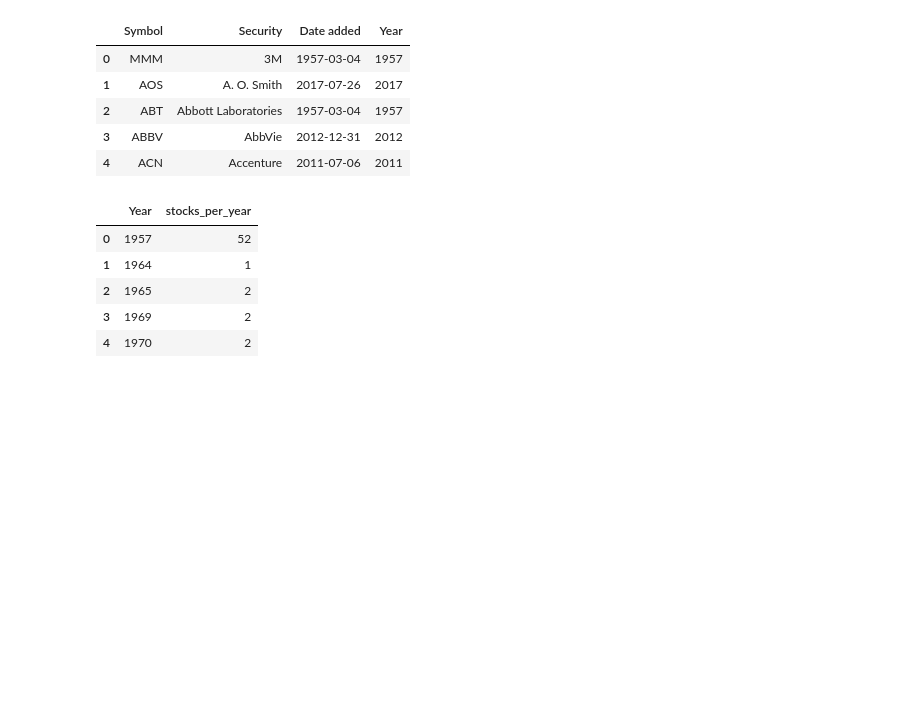
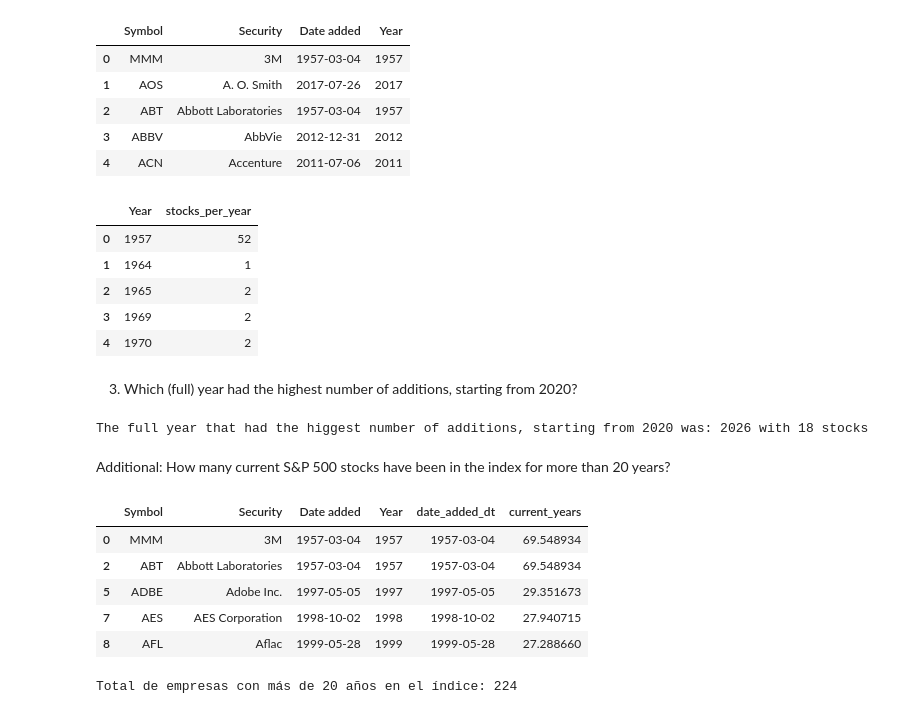
Before and after one commit to luissalgueiro/Stock-Markets-Analytics-Zoomcamp-2026, a Jupyter notebook: homework1/hw1.ipynb, the cells around one changed output. Cells and saved outputs as stored; diff of their text form; code cells hidden in the pictures; blank space fills up the shorter version.

```diff
--- a/homework1/hw1.ipynb
+++ b/homework1/hw1.ipynb
@@ -142,3 +142,29 @@ stocks_per_year.head()
 | 2 | 1965 | 2 |
 | 3 | 1969 | 2 |
 | 4 | 1970 | 2 |
+# %% [markdown]
+3. Which (full) year had the highest number of additions, starting from 2020?
+# %%
+full_year_max_from_2020 = stocks_per_year[stocks_per_year['Year']>2019].max()
+
+print(f"The full year that had the higgest number of additions, starting from 2020 was: {full_year_max_from_2020['Year']} with {full_year_max_from_2020['stocks_per_year']} stocks")
+# %% [output]
+The full year that had the higgest number of additions, starting from 2020 was: 2026 with 18 stocks
+# %% [markdown]
+Additional: How many current S&P 500 stocks have been in the index for more than 20 years?
+# %%
+df['date_added_dt'] = pd.to_datetime(df['Date added'], format='mixed', errors='coerce')
+today  = pd.Timestamp.now()
+
+df['current_years'] = (today-df['date_added_dt'])/pd.Timedelta(days=365)
+more_than_20y = df[df['current_years']>20]
+display(more_than_20y.head())
+print(f"Total de empresas con más de 20 años en el índice: {len(more_than_20y)}")
+# %% [output]
+|  | Symbol | Security | Date added | Year | date_added_dt | current_years |
+| 0 | MMM | 3M | 1957-03-04 | 1957 | 1957-03-04 | 69.548934 |
+| 2 | ABT | Abbott Laboratories | 1957-03-04 | 1957 | 1957-03-04 | 69.548934 |
+| 5 | ADBE | Adobe Inc. | 1997-05-05 | 1997 | 1997-05-05 | 29.351673 |
+| 7 | AES | AES Corporation | 1998-10-02 | 1998 | 1998-10-02 | 27.940715 |
+| 8 | AFL | Aflac | 1999-05-28 | 1999 | 1999-05-28 | 27.288660 |
+Total de empresas con más de 20 años en el índice: 224
```
Also changed, not shown: parts of 7 cells of this notebook.
